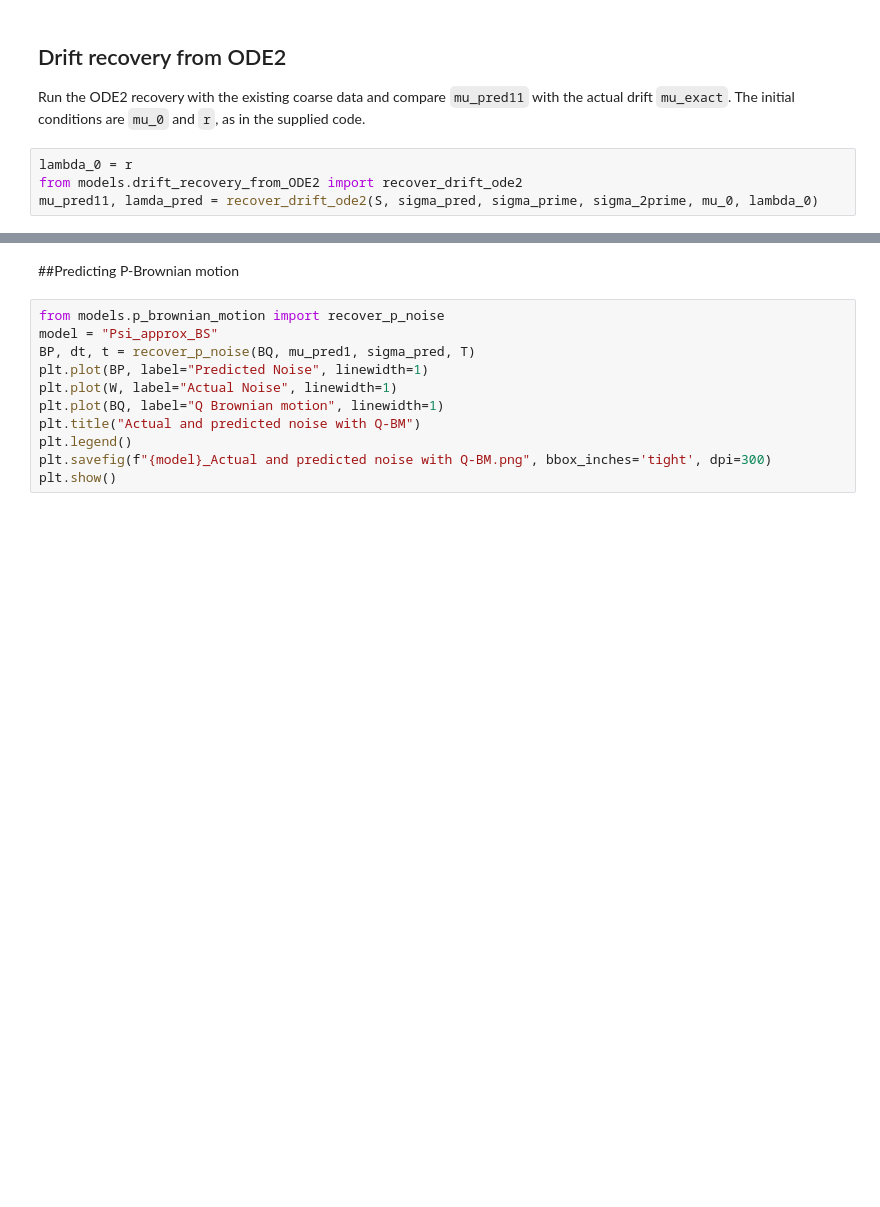
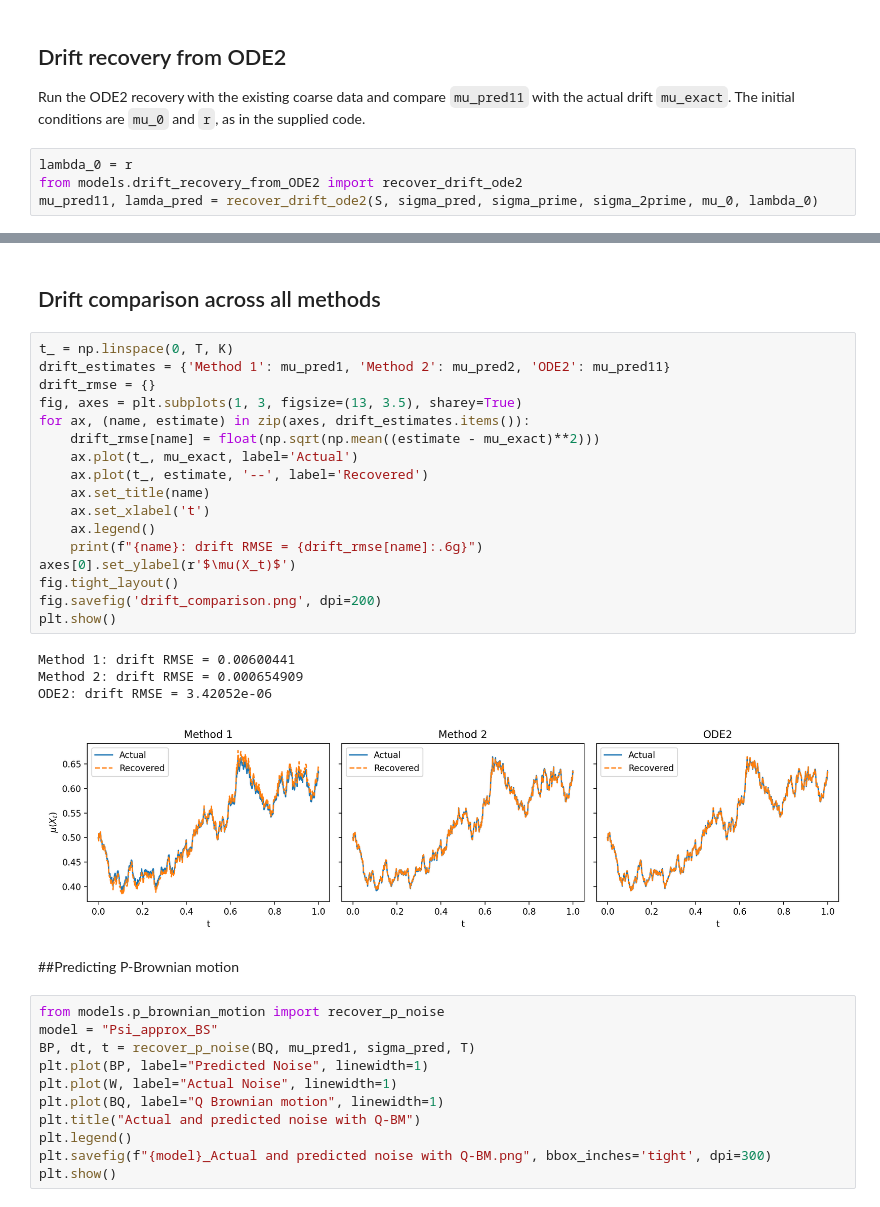
Before and after one commit to munawarali93/SSISDE, a Jupyter notebook: experiments/black_scholes/Stochastic_SINDy_Black_Scholes.ipynb, the cells around one changed output, grey strips where cells are left out. Drawn from its saved outputs; the diff is of its cells as text; blank space fills up the shorter version.

```diff
--- a/experiments/black_scholes/Stochastic_SINDy_Black_Scholes.ipynb
+++ b/experiments/black_scholes/Stochastic_SINDy_Black_Scholes.ipynb
@@ -271,5 +276,29 @@ print(f"ODE2 drift RMSE: {np.sqrt(ode2_drift_mse):.6g}")
 ODE2 drift MSE: 1.17e-11
 ODE2 drift RMSE: 3.42052e-06
+# %% [markdown]
+## Drift comparison across all methods
+# %%
+t_ = np.linspace(0, T, K)
+drift_estimates = {'Method 1': mu_pred1, 'Method 2': mu_pred2, 'ODE2': mu_pred11}
+drift_rmse = {}
+fig, axes = plt.subplots(1, 3, figsize=(13, 3.5), sharey=True)
+for ax, (name, estimate) in zip(axes, drift_estimates.items()):
+    drift_rmse[name] = float(np.sqrt(np.mean((estimate - mu_exact)**2)))
+    ax.plot(t_, mu_exact, label='Actual')
+    ax.plot(t_, estimate, '--', label='Recovered')
+    ax.set_title(name)
+    ax.set_xlabel('t')
+    ax.legend()
+    print(f"{name}: drift RMSE = {drift_rmse[name]:.6g}")
+axes[0].set_ylabel(r'$\mu(X_t)$')
+fig.tight_layout()
+fig.savefig('drift_comparison.png', dpi=200)
+plt.show()
+# %% [output]
+Method 1: drift RMSE = 0.00600441
+Method 2: drift RMSE = 0.000654909
+ODE2: drift RMSE = 3.42052e-06
+[figure, added]
 # %% [markdown]
 ##Predicting P-Brownian motion
 # %%
```
Also changed, not shown: parts of 4 cells of this notebook, 29 other files.
